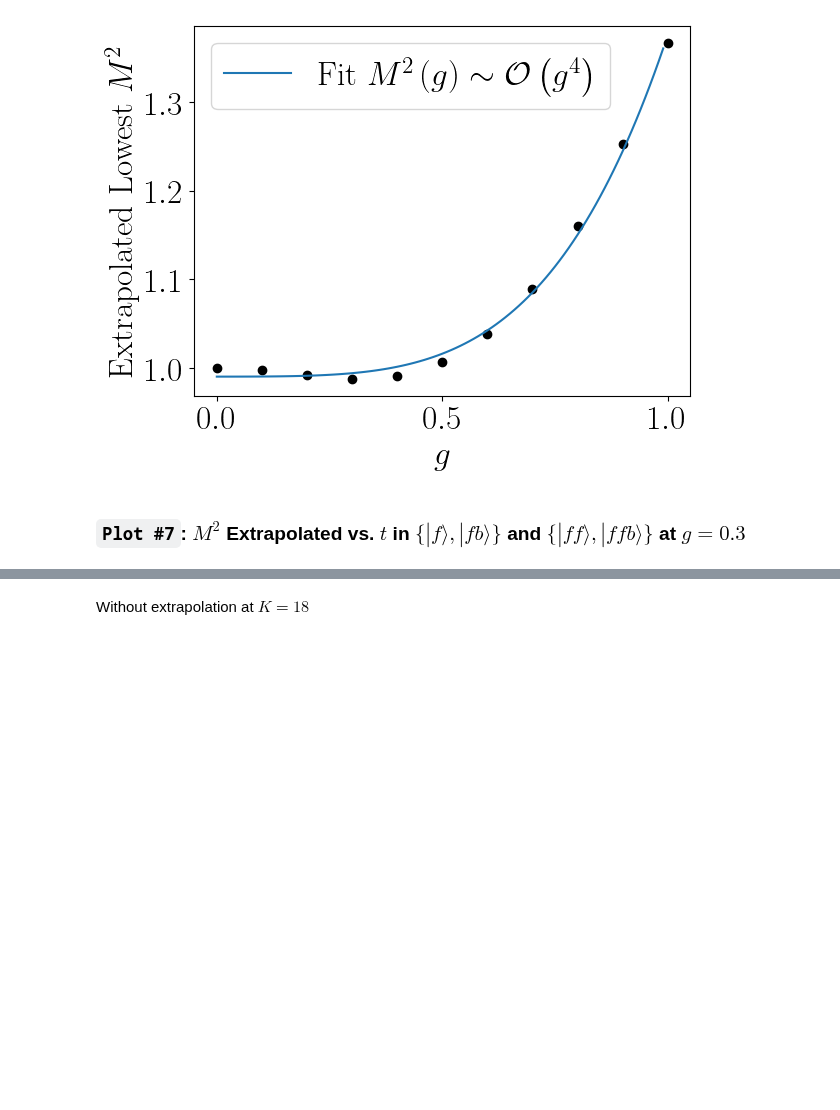
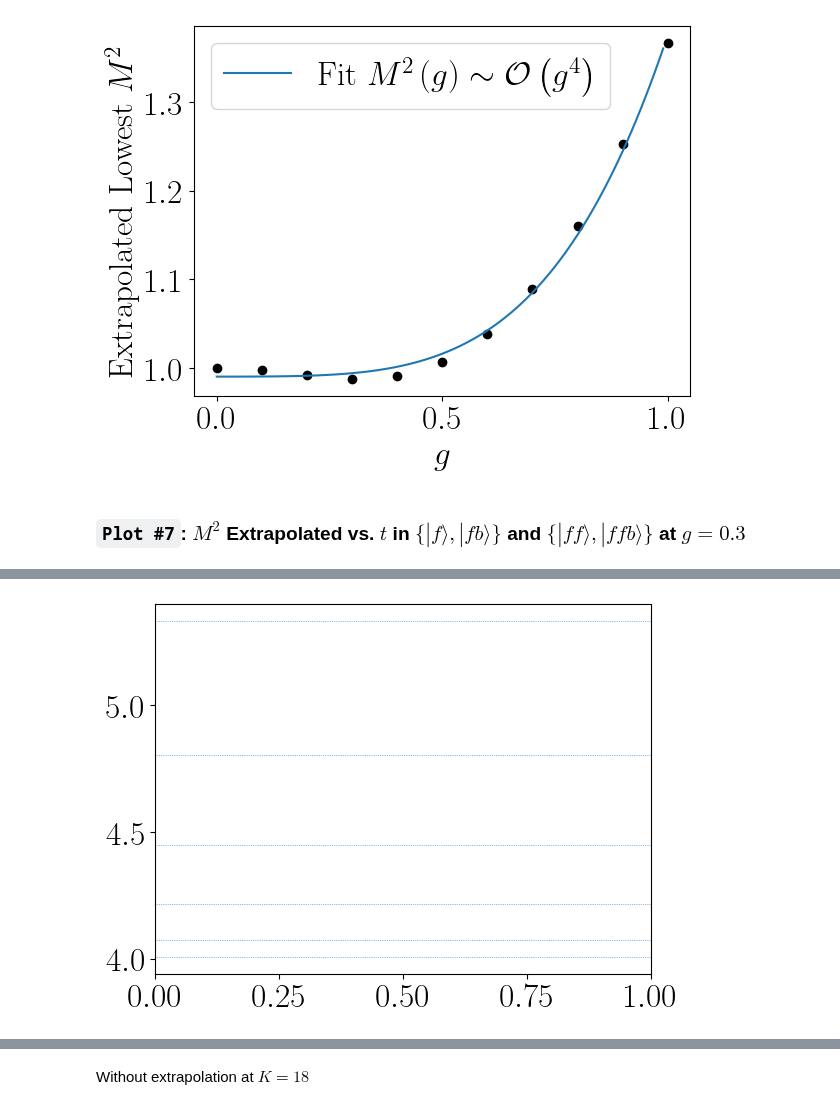
Before and after one commit to cgustin99/OpenParticle, a Jupyter notebook: models/Yukawa/plots.ipynb, the cells around one changed output, grey strips where cells are left out. Drawn from its saved outputs; the diff is of its cells as text; code cells hidden in the pictures; blank space fills up the shorter version.

```diff
--- a/models/Yukawa/plots.ipynb
+++ b/models/Yukawa/plots.ipynb
@@ -760,0 +967,20 @@ plt.savefig('../M2_vs_lambda.pdf')
+# %%
+for res in integer_Ks:
+    ff_ffb_basis = (
+        get_sector_basis(resolution = res, n_fermions = 2, n_antifermions = 0, n_bosons = 0)
+        + get_sector_basis(resolution = res, n_fermions = 2, n_antifermions = 0, n_bosons = 1)
+        + get_sector_basis(resolution = res, n_fermions = 3, n_antifermions = 1, n_bosons = 0)
+        + get_sector_basis(resolution = res, n_fermions = 2, n_antifermions = 0, n_bosons = 2)
+    )
+    # hamiltonian = renormalized_yukawa_hamiltonian(res = res, t = t, treg = 0, g = 0, mf = mf, mb = mb)
+    hamiltonian = free_boson_Hamiltonian(res = res, mb = mb) + free_fermion_Hamiltonian(res = res, mf = mf)
+    tmp_mat_free = generate_matrix_hermitian(hamiltonian, ff_ffb_basis)
+    vals_free = np.linalg.eigvalsh(tmp_mat_free)
+# %%
+for eigenvalue in vals_free:
+    if eigenvalue < 6:
+        plt.axhline(y = eigenvalue, linestyle = 'dotted', alpha = 1, linewidth = 0.5)
+
+plt.show()
+# %% [output]
+[figure, added]
```
Also changed, not shown: parts of 26 cells of this notebook.
